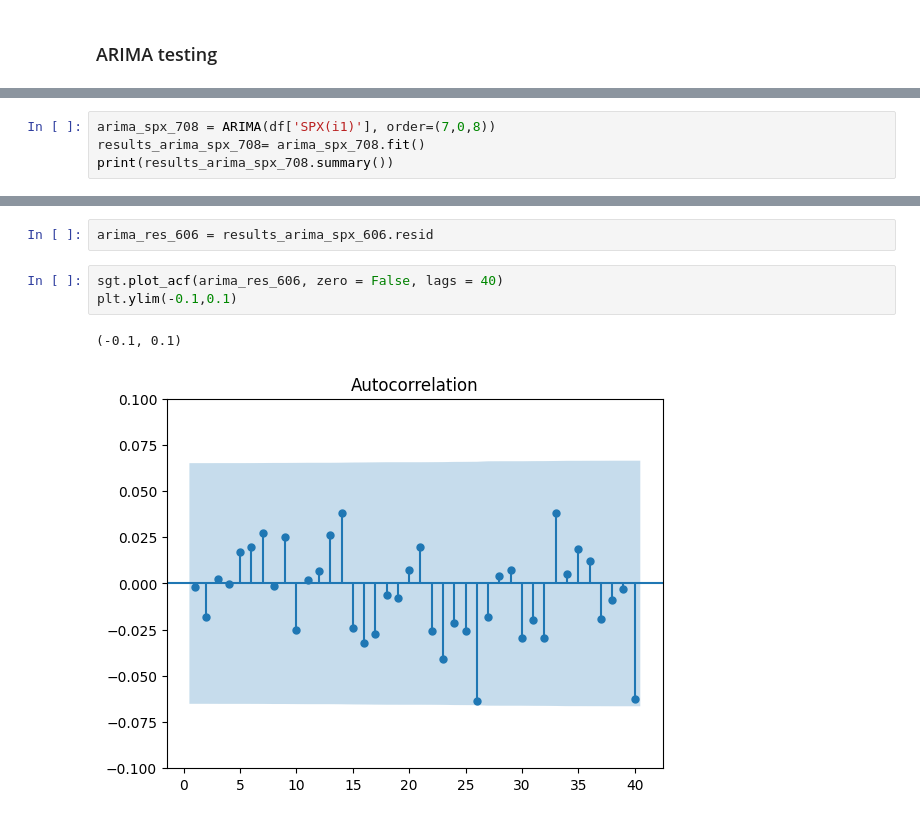
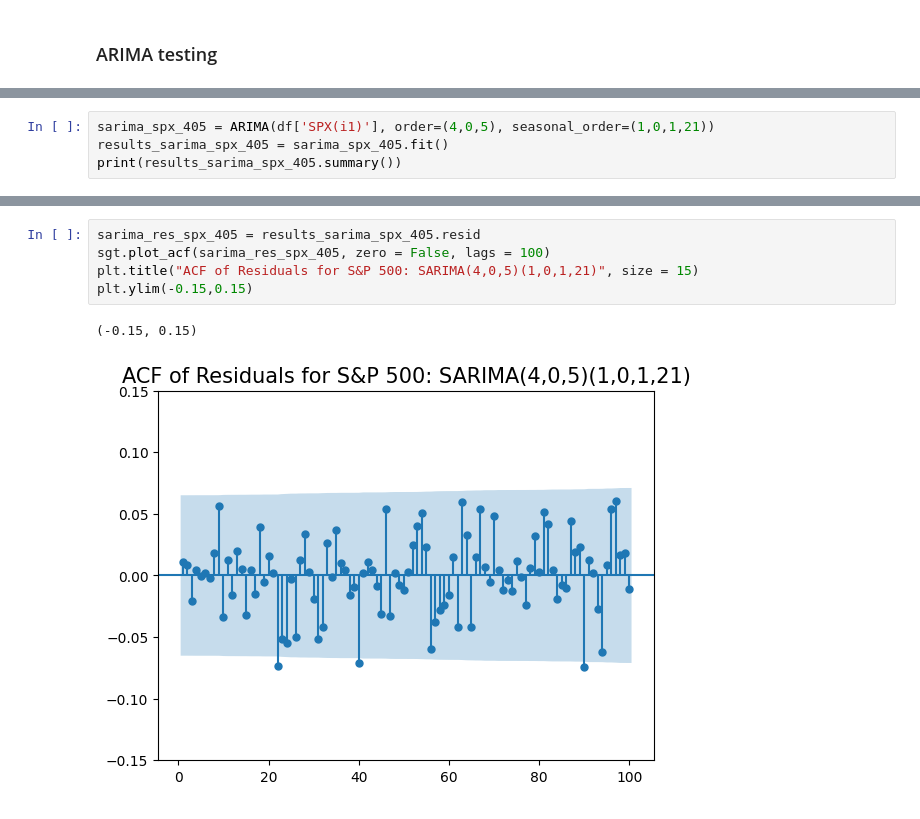
Before and after one commit to hivan04/spx_price_forecast, a Jupyter notebook: Notebooks/2. model_training_spx.ipynb, the cells around one changed output, grey strips where cells are left out. Saved outputs shown, nothing was run; the diff lists cells and outputs as text.

```diff
--- a/Notebooks/2. model_training_spx.ipynb
+++ b/Notebooks/2. model_training_spx.ipynb
@@ -700,5 +739,5 @@ Warnings:
 # %%
-arima_spx_708 = ARIMA(df['SPX(i1)'], order=(7,0,8))
-results_arima_spx_708= arima_spx_708.fit()
-print(results_arima_spx_708.summary())
+sarima_spx_405 = ARIMA(df['SPX(i1)'], order=(4,0,5), seasonal_order=(1,0,1,21))
+results_sarima_spx_405 = sarima_spx_405.fit()
+print(results_sarima_spx_405.summary())
 # %% [output]
@@ -766,8 +761,8 @@ Warnings:
-# %%
-arima_res_606 = results_arima_spx_606.resid
-# %%
-sgt.plot_acf(arima_res_606, zero = False, lags = 40)
-plt.ylim(-0.1,0.1)
-# %% [output]
-(-0.1, 0.1)
-[figure, removed]
+# %%
+sarima_res_spx_405 = results_sarima_spx_405.resid
+sgt.plot_acf(sarima_res_spx_405, zero = False, lags = 100)
+plt.title("ACF of Residuals for S&P 500: SARIMA(4,0,5)(1,0,1,21)", size = 15)
+plt.ylim(-0.15,0.15)
+# %% [output]
+(-0.15, 0.15)
+[figure, added]
```
Also changed, not shown: parts of 23 cells of this notebook, 43 other files.
